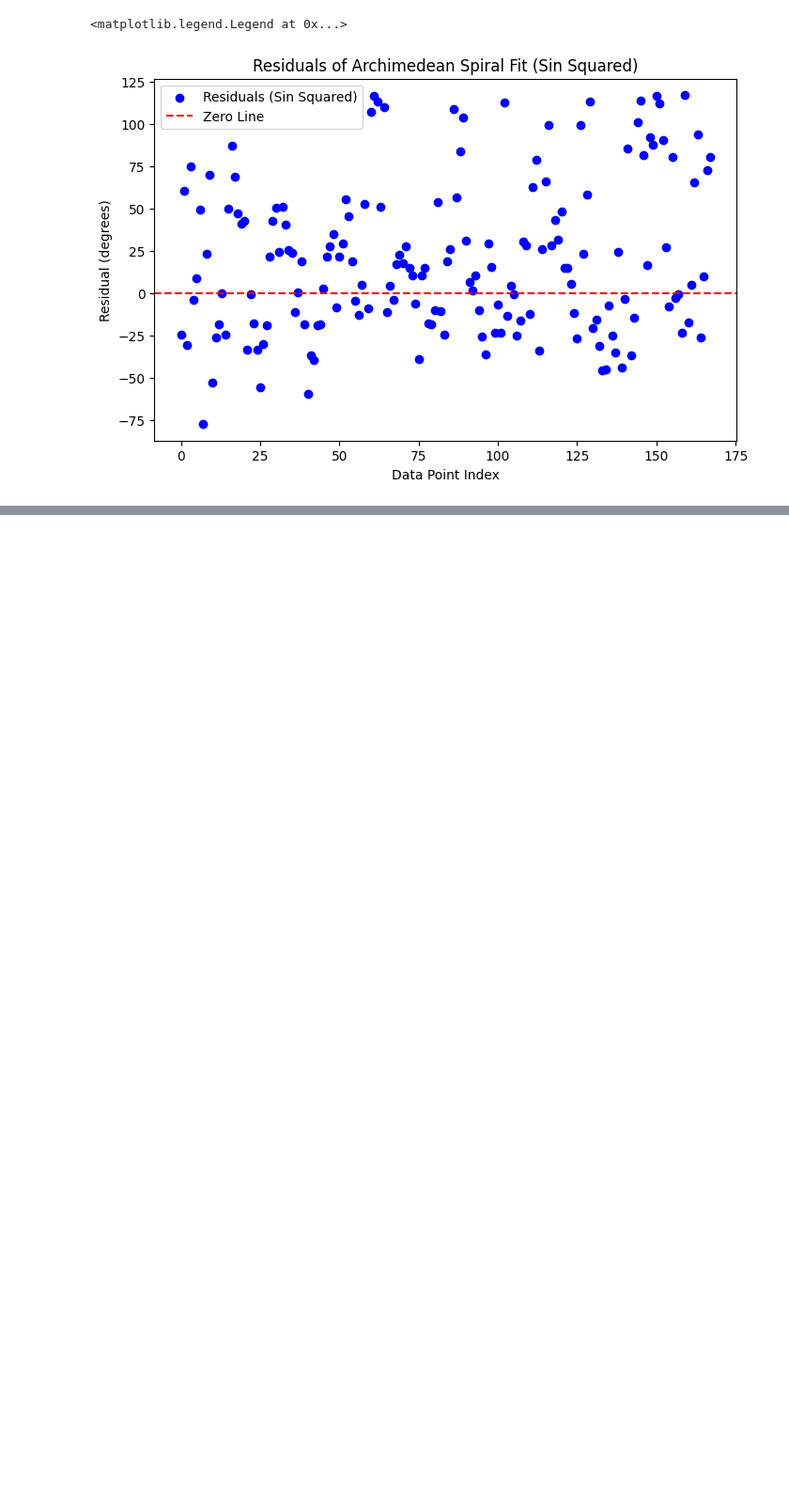
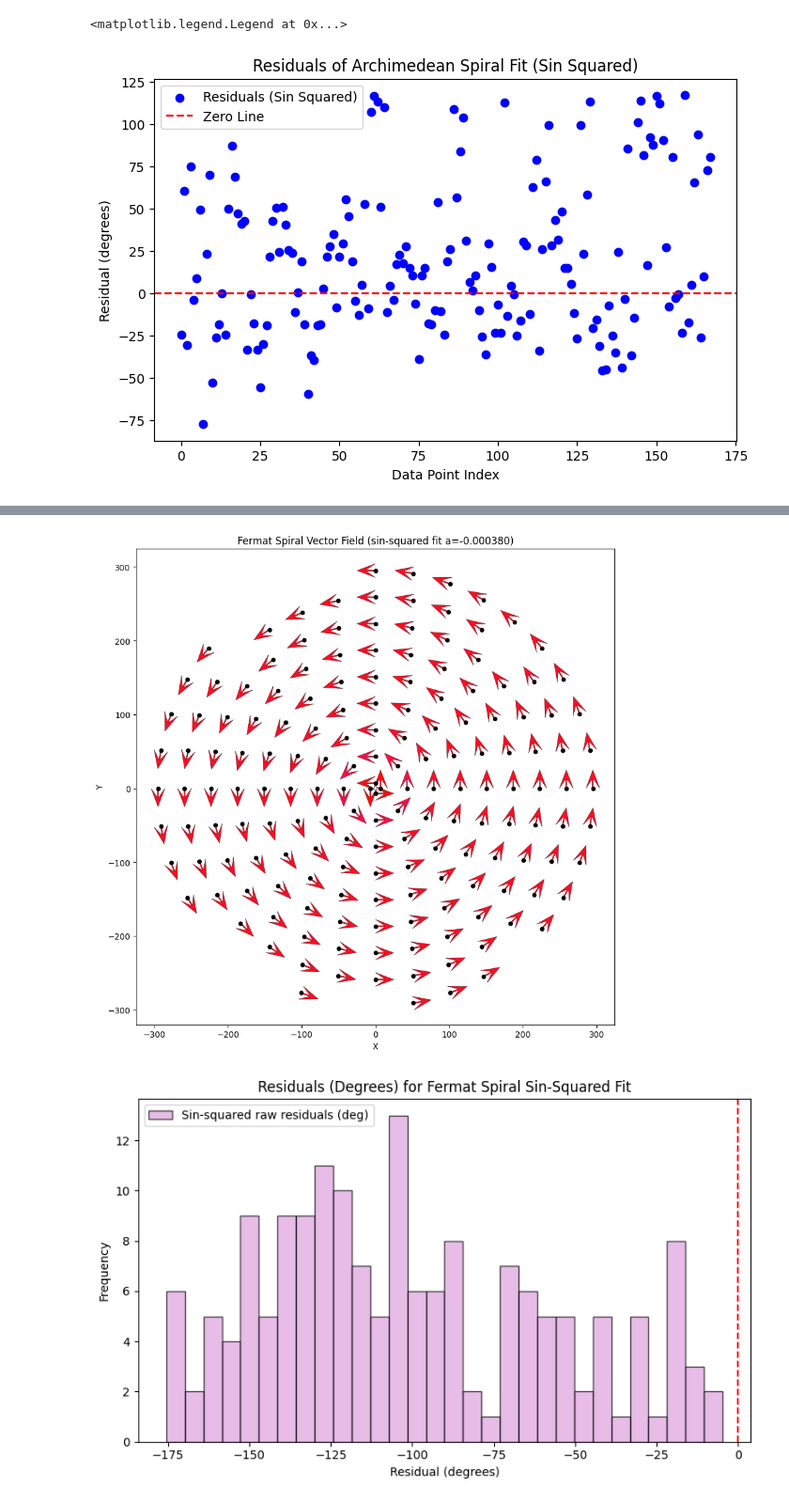
Before and after one commit to KumarRishabh/spiral-chirals, a Jupyter notebook: statistical_analysis.ipynb, the cells around one changed output, grey strips where cells are left out. Shown at 94% size. Drawn from its saved outputs; the diff is of its cells as text; code cells hidden in the pictures; blank space fills up the shorter version.

```diff
--- a/python_notebooks/statistical_analysis.ipynb
+++ b/statistical_analysis.ipynb
@@ -602,0 +695,79 @@ def objective_fermat_spiral(a, angles, r, scaling = True):
+# %%
+## Plot the vector field with the fitted Fermat spiral (sin-squared objective)
+## Use a_opt2 from the sin-squared fit and keep original least-squares results intact.
+eps = 1e-12
+predicted_angles_fermat_sin = np.degrees(np.arctan(2 * r**2 / (a_opt2**2 + eps)))
+# raw angular residuals (degrees) and sin-based residuals
+residuals_fermat_sin_deg = angles_deg - predicted_angles_fermat_sin
+residuals_fermat_sin = np.sin(np.deg2rad(residuals_fermat_sin_deg))
+
+# Vector field construction for sin-squared fit (do not overwrite previously defined predicted_angles_fermat)
+plt.figure(figsize=(9, 9))
+U_fitted_scaled_sin = magnitude_scale * np.cos(np.deg2rad(predicted_angles_fermat_sin + np.degrees(theta)))
+V_fitted_scaled_sin = magnitude_scale * np.sin(np.deg2rad(predicted_angles_fermat_sin + np.degrees(theta)))
+q_fitted_sin = plt.quiver(
+    X, Y, U_fitted_scaled_sin, V_fitted_scaled_sin, predicted_angles_fermat_sin,
+    angles='xy', scale_units='xy', scale=1, cmap='hsv',
+    width=0.015,
+    headwidth=12,
+    headlength=16,
+    headaxislength=8,
+    alpha=0.95, edgecolor='k', linewidth=0.3
+)
+plt.scatter(X, Y, c='k', s=20, zorder=3)
+plt.gca().set_aspect('equal', 'box')
+plt.xlabel('X')
+plt.ylabel('Y')
+plt.title(f'Fermat Spiral Vector Field (sin-squared fit a={a_opt2:.6f})')
+plt.tight_layout()
+plt.show()
+
+# Closed-form (least-squares) angles retained for comparison (a_opt1)
+predicted_angles_closed = np.degrees(np.arctan(2 * r**2 / (a_opt1**2 + eps)))
+residuals_closed = angles_deg - predicted_angles_closed
+
+# Histograms of residuals
+plt.figure(figsize=(8, 5))
+plt.hist(residuals_fermat_sin_deg, bins=30, color='plum', edgecolor='black', alpha=0.7, label='Sin-squared raw residuals (deg)')
+plt.axvline(0, color='red', linestyle='--')
+plt.title('Residuals (Degrees) for Fermat Spiral Sin-Squared Fit')
+plt.xlabel('Residual (degrees)')
+plt.ylabel('Frequency')
+plt.legend()
+plt.tight_layout()
+plt.show()
+
+plt.figure(figsize=(8, 5))
+plt.hist(residuals_fermat_sin, bins=30, color='orange', edgecolor='black', alpha=0.7, label='Sin residuals')
+plt.axvline(0, color='red', linestyle='--')
+plt.title('Sin(Angle Error) Residuals for Fermat Spiral Sin-Squared Fit')
+plt.xlabel('sin(error)')
+plt.ylabel('Frequency')
+plt.legend()
+plt.tight_layout()
+plt.show()
+
+# Closed-form residuals histogram (least-squares)
+plt.figure(figsize=(8, 5))
+plt.hist(residuals_closed, bins=30, color='lightgreen', edgecolor='black', alpha=0.7, label='Closed-form residuals (deg)')
+plt.axvline(0, color='red', linestyle='--')
+plt.title('Histogram of Residuals for Fermat Spiral Fit (Closed Form)')
+plt.xlabel('Residual (degrees)')
+plt.ylabel('Frequency')
+plt.legend()
+plt.tight_layout()
+plt.show()
+
+# Scatter of closed-form residuals
+plt.figure(figsize=(8, 5))
+plt.scatter(range(len(residuals_closed)), residuals_closed, color='blue', s=25, label='Closed-form residual (deg)')
+plt.axhline(0, color='red', linestyle='--')
+plt.xlabel('Data Point Index')
+plt.ylabel('Residual (degrees)')
+plt.title('Residuals of Fermat Spiral Fit (Closed Form)')
+plt.legend()
+plt.tight_layout()
+plt.show()
+# %% [output]
+[figure, added]
+[figure, added]
```
Also changed, not shown: parts of 6 cells of this notebook, 4 other files.
